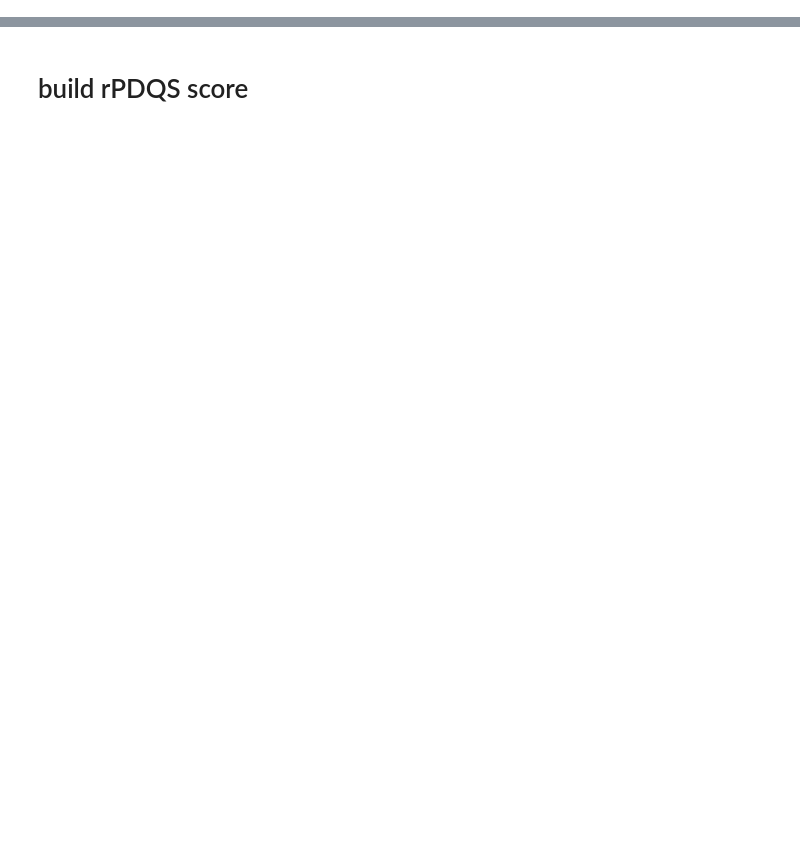
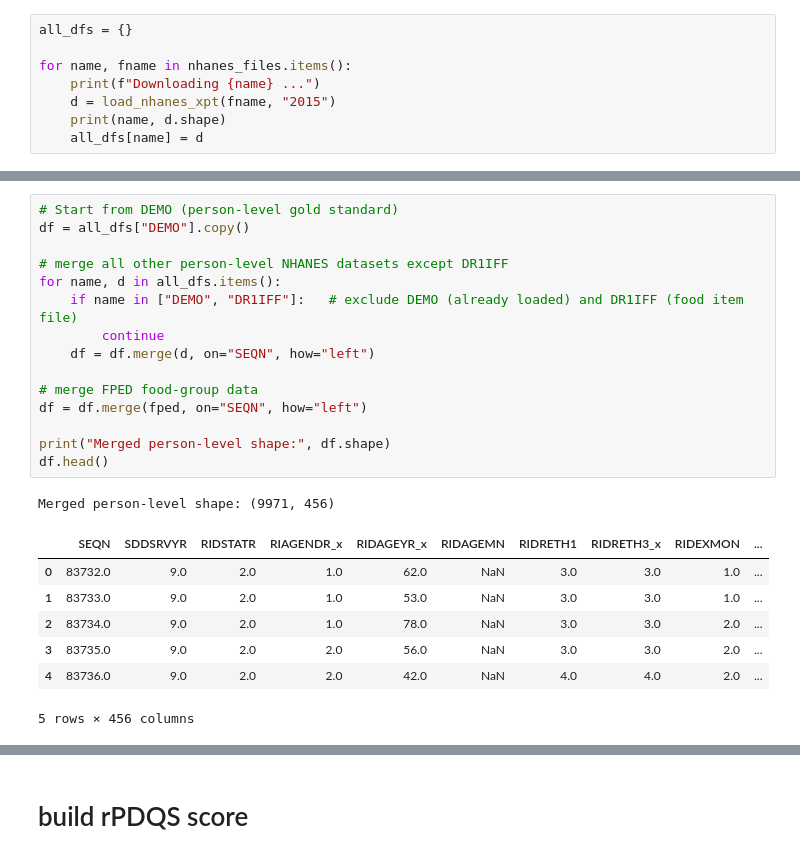
Before and after one commit to JACKMCDONNELL/quotient-health-NHANES, a Jupyter notebook: NHANES 2015 initial.ipynb, the cells around one changed output, grey strips where cells are left out. Saved outputs shown, nothing was run; the diff lists cells and outputs as text; blank space fills up the shorter version.

```diff
--- a/NHANES 2015 initial.ipynb
+++ b/NHANES 2015 initial.ipynb
@@ -104,0 +56,8 @@ print(merged.head())
+# %%
+all_dfs = {}
+
+for name, fname in nhanes_files.items():
+    print(f"Downloading {name} ...")
+    d = load_nhanes_xpt(fname, "2015")
+    print(name, d.shape)
+    all_dfs[name] = d
@@ -267,0 +378,24 @@ df.head()
+# %%
+# Start from DEMO (person-level gold standard)
+df = all_dfs["DEMO"].copy()
+
+# merge all other person-level NHANES datasets except DR1IFF
+for name, d in all_dfs.items():
+    if name in ["DEMO", "DR1IFF"]:   # exclude DEMO (already loaded) and DR1IFF (food item file)
+        continue
+    df = df.merge(d, on="SEQN", how="left")
+
+# merge FPED food-group data
+df = df.merge(fped, on="SEQN", how="left")
+
+print("Merged person-level shape:", df.shape)
+df.head()
+# %% [output]
+Merged person-level shape: (9971, 456)
+|  | SEQN | SDDSRVYR | RIDSTATR | RIAGENDR_x | RIDAGEYR_x | RIDAGEMN | RIDRETH1 | RIDRETH3_x | RIDEXMON | ... |
+| 0 | 83732.0 | 9.0 | 2.0 | 1.0 | 62.0 | NaN | 3.0 | 3.0 | 1.0 | ... |
+| 1 | 83733.0 | 9.0 | 2.0 | 1.0 | 53.0 | NaN | 3.0 | 3.0 | 1.0 | ... |
+| 2 | 83734.0 | 9.0 | 2.0 | 1.0 | 78.0 | NaN | 3.0 | 3.0 | 2.0 | ... |
+| 3 | 83735.0 | 9.0 | 2.0 | 2.0 | 56.0 | NaN | 3.0 | 3.0 | 2.0 | ... |
+| 4 | 83736.0 | 9.0 | 2.0 | 2.0 | 42.0 | NaN | 4.0 | 4.0 | 2.0 | ... |
+5 rows × 456 columns
```
Also changed, not shown: parts of 47 cells of this notebook, 2 other files.
